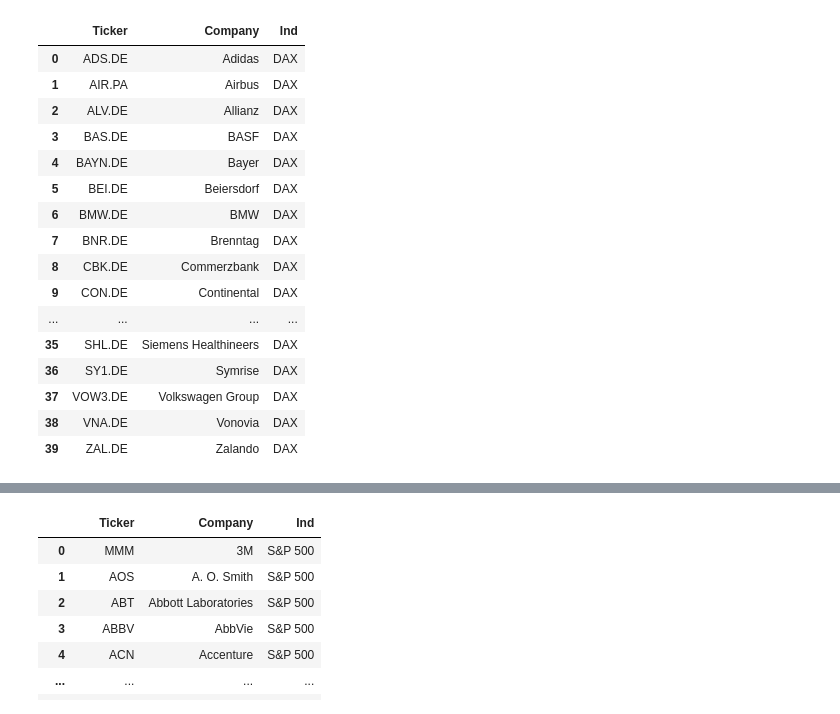
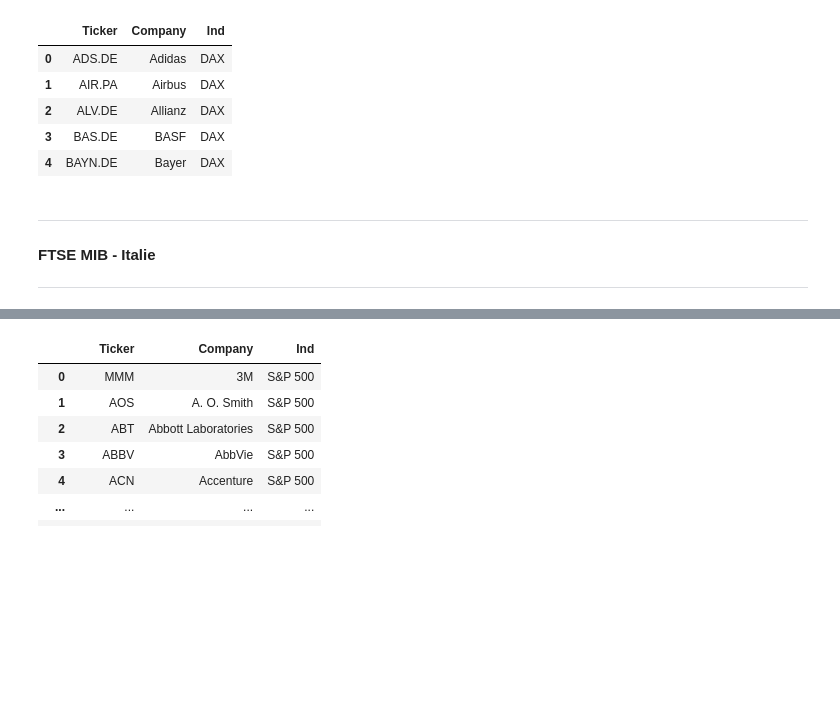
Before and after one commit to Gabriel-PEZ/Pi.Squared.Trading, a Jupyter notebook: Data/data.ipynb, the cells around one changed output, grey strips where cells are left out. Cells and saved outputs as stored; diff of their text form; code cells hidden in the pictures; blank space fills up the shorter version.

```diff
--- a/Data/data.ipynb
+++ b/Data/data.ipynb
@@ -59,29 +56,21 @@ df_cac40
 # %%
 # On fait de même pour l'indice DAX
-
 url_dax = "https://en.wikipedia.org/wiki/DAX"
 df_dax = dgf.obtenir_liste_entreprises(url_dax, 'DAX')
 
 df_dax = dgf.nettoyage_dax(df_dax)
 
-df_dax
+df_dax.head()
 # %% [output]
 |  | Ticker | Company | Ind |
 | 0 | ADS.DE | Adidas | DAX |
 | 1 | AIR.PA | Airbus | DAX |
 | 2 | ALV.DE | Allianz | DAX |
 | 3 | BAS.DE | BASF | DAX |
 | 4 | BAYN.DE | Bayer | DAX |
-| 5 | BEI.DE | Beiersdorf | DAX |
-| 6 | BMW.DE | BMW | DAX |
-| 7 | BNR.DE | Brenntag | DAX |
-| 8 | CBK.DE | Commerzbank | DAX |
-| 9 | CON.DE | Continental | DAX |
-| ... | ... | ... | ... |
-| 35 | SHL.DE | Siemens Healthineers | DAX |
-| 36 | SY1.DE | Symrise | DAX |
-| 37 | VOW3.DE | Volkswagen Group | DAX |
-| 38 | VNA.DE | Vonovia | DAX |
-| 39 | ZAL.DE | Zalando | DAX |
+# %% [markdown]
+---
+#### FTSE MIB - Italie
+---
 # %%
 # On fait de même pour l'indice FTSE MIB
```
Also changed, not shown: parts of 19 cells of this notebook, 2 other files.
